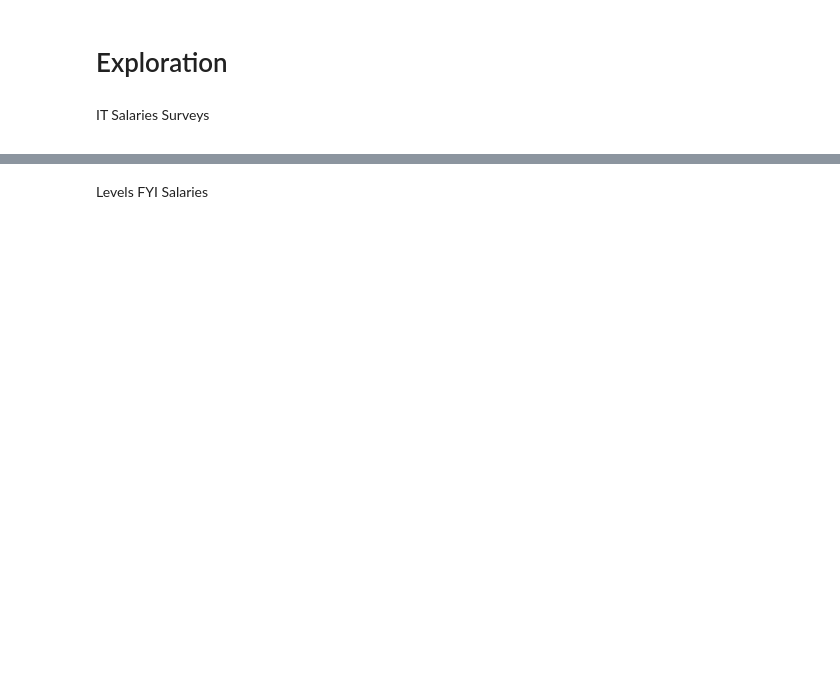
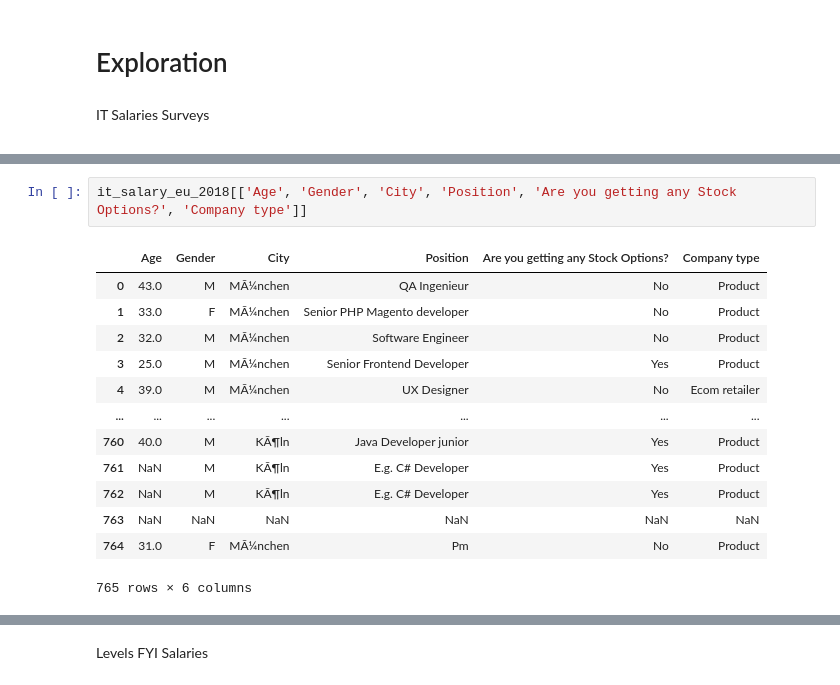
Before and after one commit to Project-Data-Hack-Team-5/project-data-hack-backend, a Jupyter notebook: Python/Exploratory_Data_Analysis.ipynb, the cells around one changed output, grey strips where cells are left out. Saved outputs shown, nothing was run; the diff lists cells and outputs as text; blank space fills up the shorter version.

```diff
--- a/Python/Exploratory_Data_Analysis.ipynb
+++ b/Python/Exploratory_Data_Analysis.ipynb
@@ -110,0 +151,16 @@ it_salary_eu_2019.sample()
+# %%
+it_salary_eu_2018[['Age', 'Gender', 'City', 'Position', 'Are you getting any Stock Options?', 'Company type']]
+# %% [output]
+|  | Age | Gender | City | Position | Are you getting any Stock Options? | Company type |
+| 0 | 43.0 | M | MÃ¼nchen | QA Ingenieur | No | Product |
+| 1 | 33.0 | F | MÃ¼nchen | Senior PHP Magento developer | No | Product |
+| 2 | 32.0 | M | MÃ¼nchen | Software Engineer | No | Product |
+| 3 | 25.0 | M | MÃ¼nchen | Senior Frontend Developer | Yes | Product |
+| 4 | 39.0 | M | MÃ¼nchen | UX Designer | No | Ecom retailer |
+| ... | ... | ... | ... | ... | ... | ... |
+| 760 | 40.0 | M | KÃ¶ln | Java Developer junior | Yes | Product |
+| 761 | NaN | M | KÃ¶ln | E.g. C# Developer | Yes | Product |
+| 762 | NaN | M | KÃ¶ln | E.g. C# Developer | Yes | Product |
+| 763 | NaN | NaN | NaN | NaN | NaN | NaN |
+| 764 | 31.0 | F | MÃ¼nchen | Pm | No | Product |
+765 rows × 6 columns
```
Also changed, not shown: parts of 28 cells of this notebook, 1 other file.
